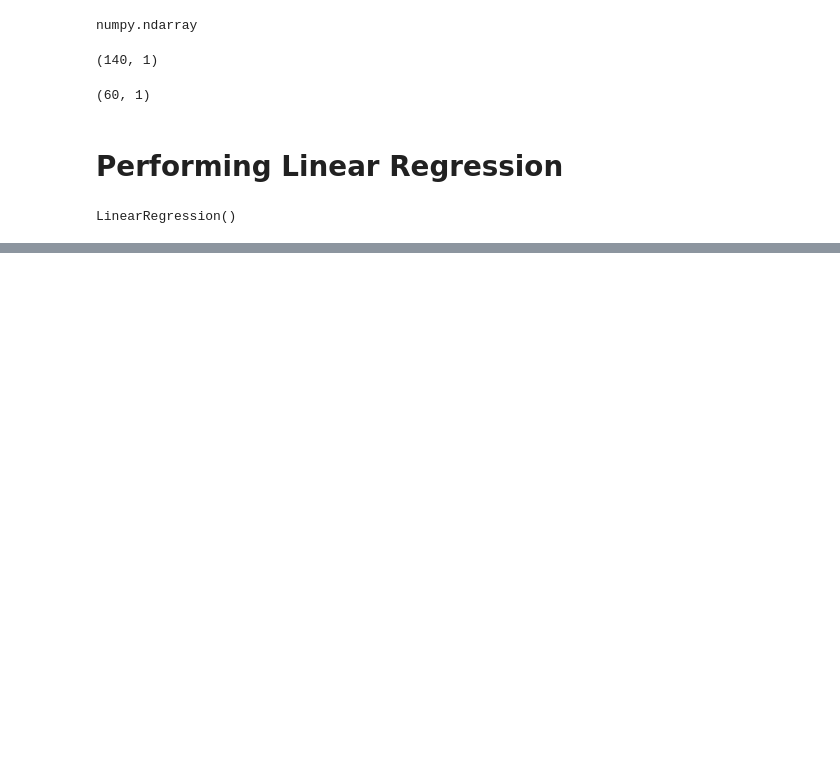
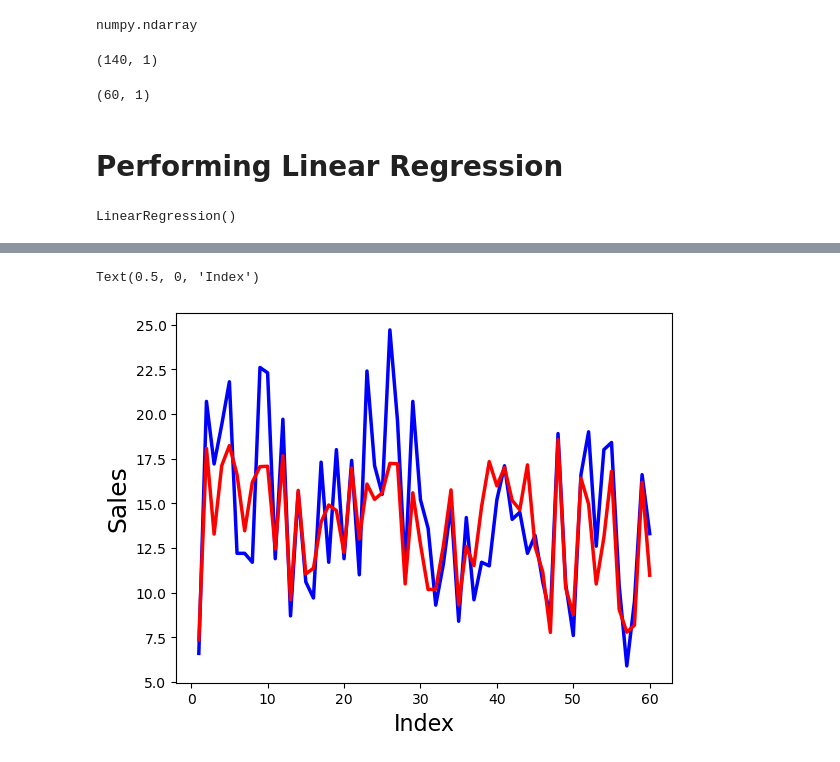
Before and after one commit to HayBeeCoder/ai, a Jupyter notebook: dl-with-real-life-projects-coursera/Simple Linear Regression.ipynb, the cells around one changed output, grey strips where cells are left out. Saved outputs shown, nothing was run; the diff lists cells and outputs as text; code cells hidden in the pictures; blank space fills up the shorter version.

Commit message:
visualize the target values for y along side the predicted values

```diff
--- a/dl-with-real-life-projects-coursera/Simple Linear Regression.ipynb
+++ b/dl-with-real-life-projects-coursera/Simple Linear Regression.ipynb
@@ -132,0 +141,2 @@ LinearRegression()
+# %%
+y_pred = lr.predict(X_test)
@@ -132,0 +160,11 @@ LinearRegression()
+# %%
+c = [i for i in range(1,len(X_test)+1)]
+
+plt.plot(c, y_test, color="blue", linewidth=2.5, linestyle="-")
+plt.plot(c,y_pred, color="red", linewidth=2.5, linestyle="-")
+
+plt.ylabel("Sales", fontsize=18)
+plt.xlabel("Index", fontsize=16)
+# %% [output]
+Text(0.5, 0, 'Index')
+[figure, added]
```
Also changed, not shown: parts of 4 cells of this notebook.
